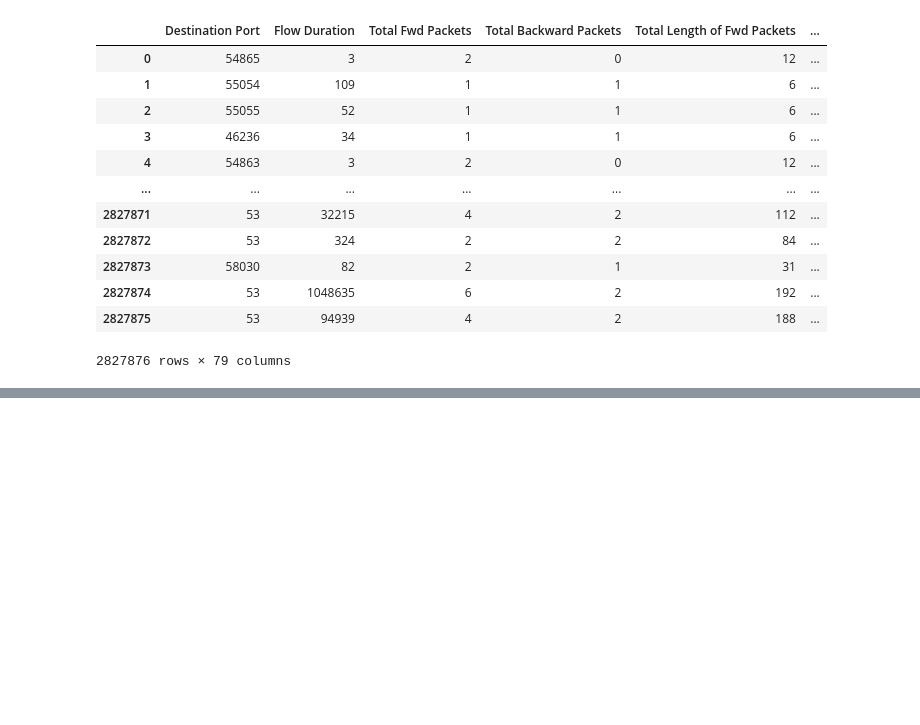
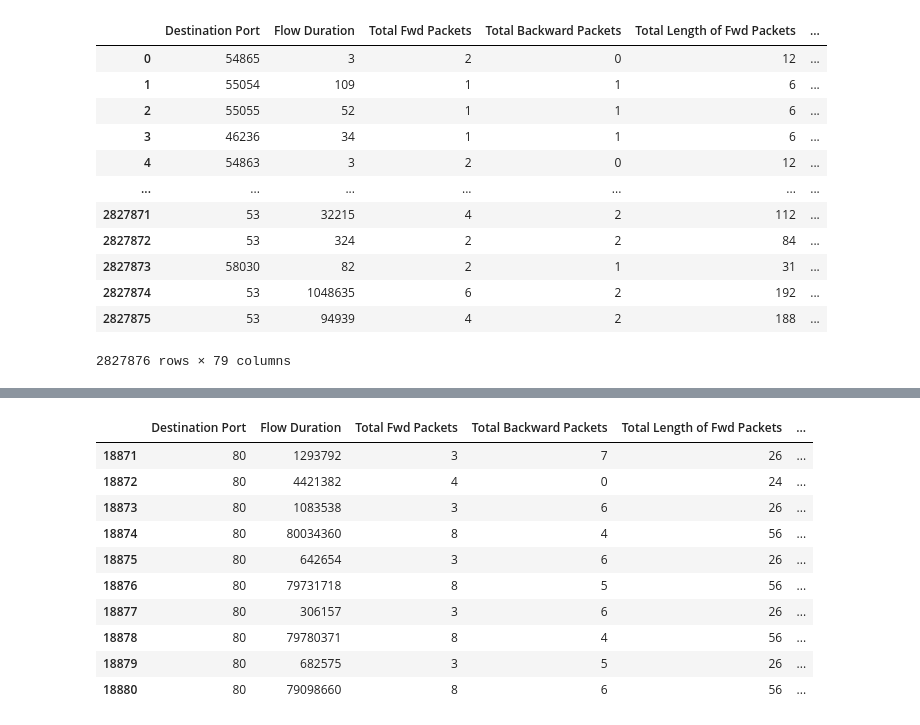
Before and after one commit to thejysplay/CIC-IDS-attack-detection, a Jupyter notebook: MachineLearningCSV_Data analysis.ipynb, the cells around one changed output, grey strips where cells are left out. Cells and saved outputs as stored; diff of their text form; code cells hidden in the pictures; blank space fills up the shorter version.

```diff
--- a/MachineLearningCSV_Data analysis.ipynb
+++ b/MachineLearningCSV_Data analysis.ipynb
@@ -566,0 +612,14 @@ memory usage: 1.7+ GB
+# %%
+main_set[main_set[' Label'] == 'DDoS'].head(10)
+# %% [output]
+|  | Destination Port | Flow Duration | Total Fwd Packets | Total Backward Packets | Total Length of Fwd Packets | ... |
+| 18871 | 80 | 1293792 | 3 | 7 | 26 | ... |
+| 18872 | 80 | 4421382 | 4 | 0 | 24 | ... |
+| 18873 | 80 | 1083538 | 3 | 6 | 26 | ... |
+| 18874 | 80 | 80034360 | 8 | 4 | 56 | ... |
+| 18875 | 80 | 642654 | 3 | 6 | 26 | ... |
+| 18876 | 80 | 79731718 | 8 | 5 | 56 | ... |
+| 18877 | 80 | 306157 | 3 | 6 | 26 | ... |
+| 18878 | 80 | 79780371 | 8 | 4 | 56 | ... |
+| 18879 | 80 | 682575 | 3 | 5 | 26 | ... |
+| 18880 | 80 | 79098660 | 8 | 6 | 56 | ... |
```
Also changed, not shown: parts of 17 cells of this notebook.
